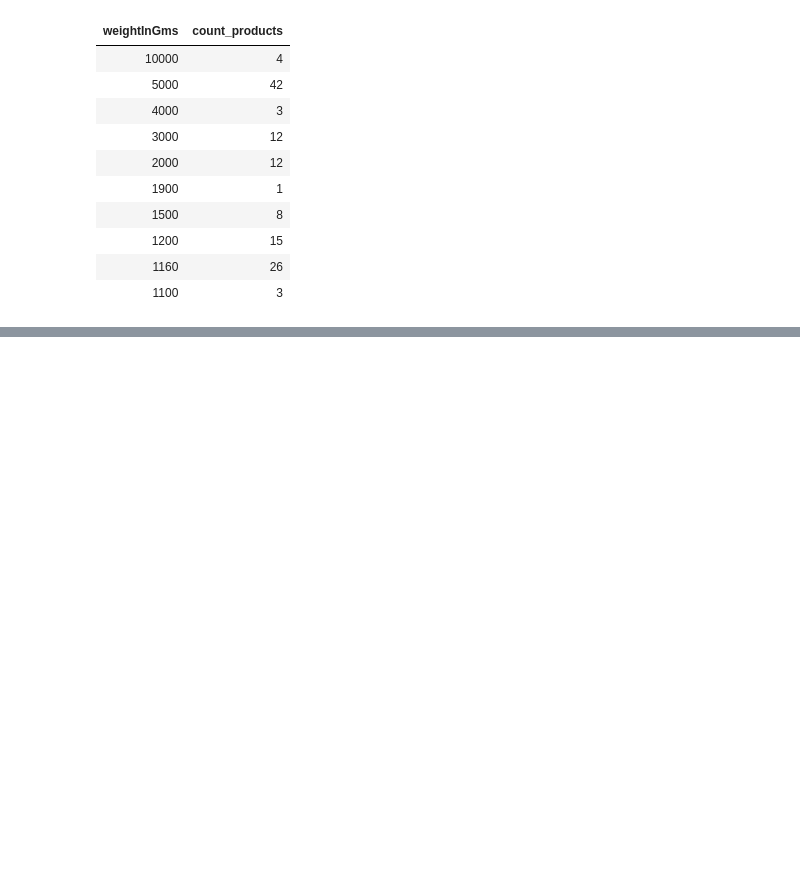
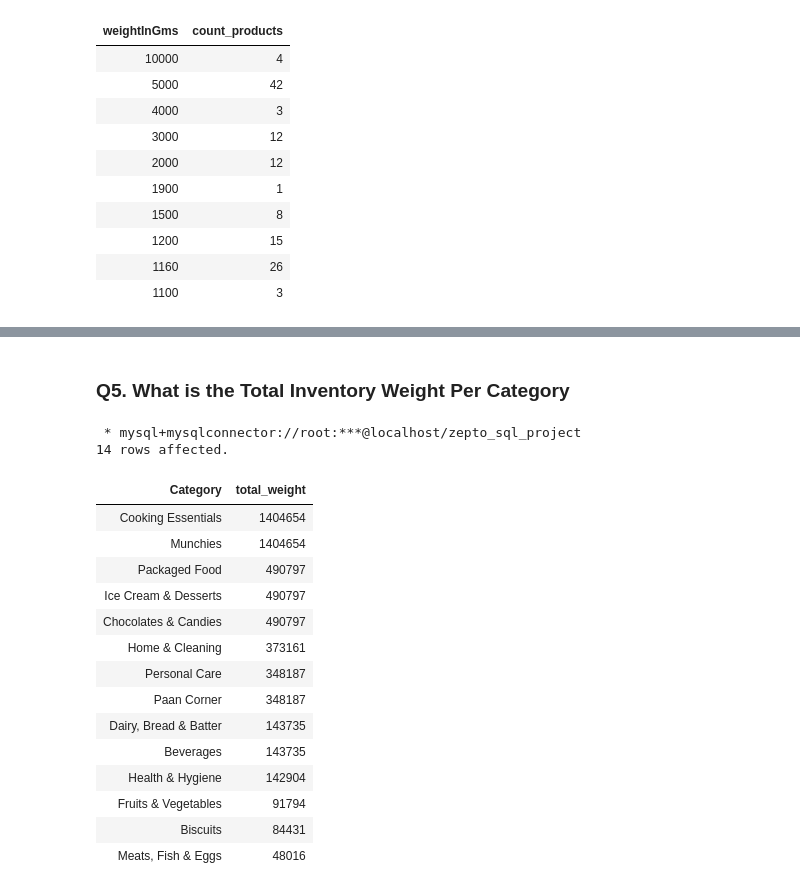
Before and after one commit to S8naK/E-Commerce-Inventory-Analysis, a Jupyter notebook: zepto_inventory_analysis.ipynb, the cells around one changed output, grey strips where cells are left out. Cells and saved outputs as stored; diff of their text form; code cells hidden in the pictures; blank space fills up the shorter version.

```diff
--- a/zepto_inventory_analysis.ipynb
+++ b/zepto_inventory_analysis.ipynb
@@ -317,0 +446,27 @@ LIMIT 10;
+# %% [markdown]
+### Q5. What is the Total Inventory Weight Per Category
+# %%
+%%sql
+
+SELECT Category, SUM(weightInGms * availableQuantity) AS total_weight
+FROM zepto_clean
+GROUP BY Category
+ORDER BY total_weight DESC;
+# %% [output]
+ * mysql+mysqlconnector://root:***@localhost/zepto_sql_project
+14 rows affected.
+| Category | total_weight |
+| Cooking Essentials | 1404654 |
+| Munchies | 1404654 |
+| Packaged Food | 490797 |
+| Ice Cream & Desserts | 490797 |
+| Chocolates & Candies | 490797 |
+| Home & Cleaning | 373161 |
+| Personal Care | 348187 |
+| Paan Corner | 348187 |
+| Dairy, Bread & Batter | 143735 |
+| Beverages | 143735 |
+| Health & Hygiene | 142904 |
+| Fruits & Vegetables | 91794 |
+| Biscuits | 84431 |
+| Meats, Fish & Eggs | 48016 |
```
Also changed, not shown: parts of 56 cells of this notebook, 1 other file.
